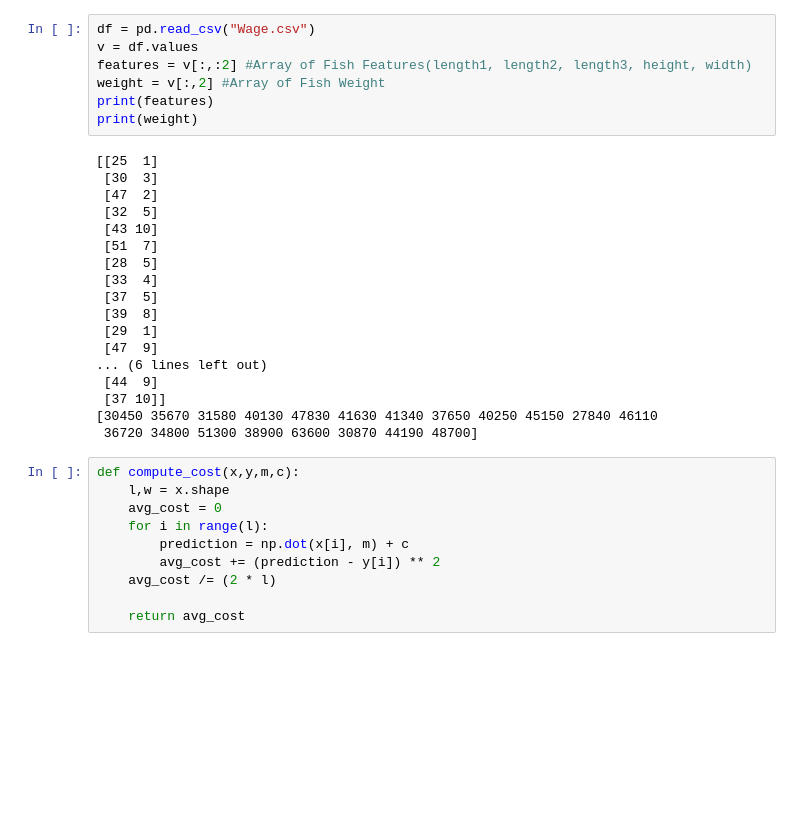
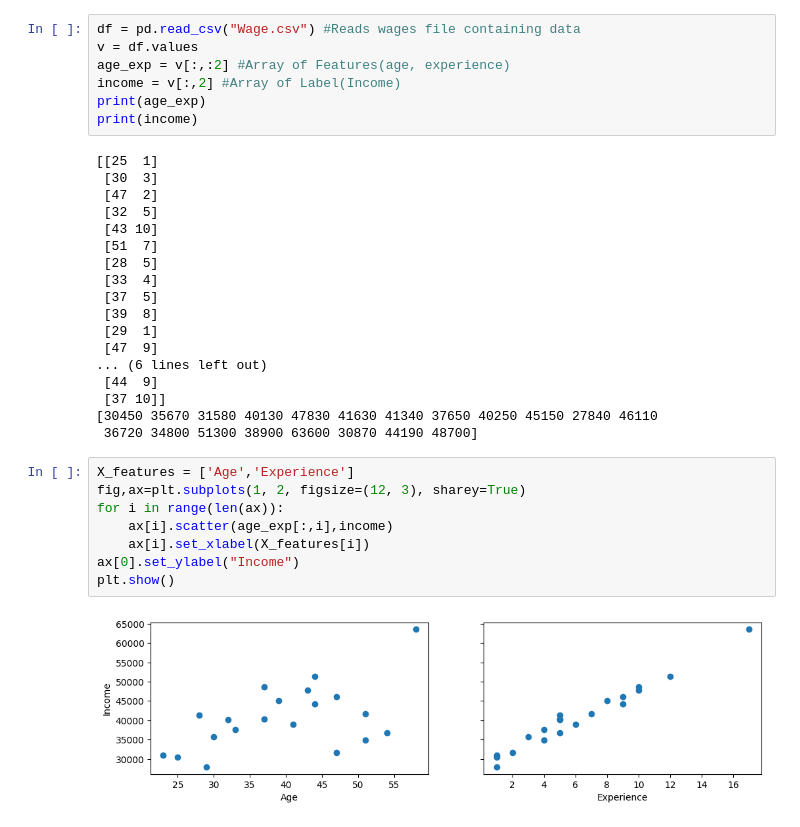
Before and after one commit to ekedayen-e/Portfolio, a Jupyter notebook: Projects/ML/Multiple Linear Regression/Multiple Linear Regression.ipynb, the cells around one changed output. Drawn from its saved outputs; the diff is of its cells as text; blank space fills up the shorter version.

```diff
--- a/Projects/ML/Multiple Linear Regression/Multiple Linear Regression.ipynb
+++ b/Projects/ML/Multiple Linear Regression/Multiple Linear Regression.ipynb
@@ -4,12 +4,12 @@ import math, copy
 import matplotlib.pyplot as plt
 import pandas as pd
 # %%
-df = pd.read_csv("Wage.csv")
+df = pd.read_csv("Wage.csv") #Reads wages file containing data
 v = df.values
-features = v[:,:2] #Array of Fish Features(length1, length2, length3, height, width)
-weight = v[:,2] #Array of Fish Weight
-print(features)
-print(weight)
+age_exp = v[:,:2] #Array of Features(age, experience)
+income = v[:,2] #Array of Label(Income)
+print(age_exp)
+print(income)
 # %% [output]
 [[25  1]
  [30  3]
@@ -28,13 +28,13 @@ print(weight)
  [37 10]]
 [30450 35670 31580 40130 47830 41630 41340 37650 40250 45150 27840 46110
  36720 34800 51300 38900 63600 30870 44190 48700]
-# %%
-def compute_cost(x,y,m,c):
-    l,w = x.shape
-    avg_cost = 0
-    for i in range(l):
-        prediction = np.dot(x[i], m) + c
-        avg_cost += (prediction - y[i]) ** 2
-    avg_cost /= (2 * l)
-
-    return avg_cost
+# %%
+X_features = ['Age','Experience']
+fig,ax=plt.subplots(1, 2, figsize=(12, 3), sharey=True)
+for i in range(len(ax)):
+    ax[i].scatter(age_exp[:,i],income)
+    ax[i].set_xlabel(X_features[i])
+ax[0].set_ylabel("Income")
+plt.show()
+# %% [output]
+[figure, added]
```
Also changed, not shown: parts of 13 cells of this notebook, 13 other files.
